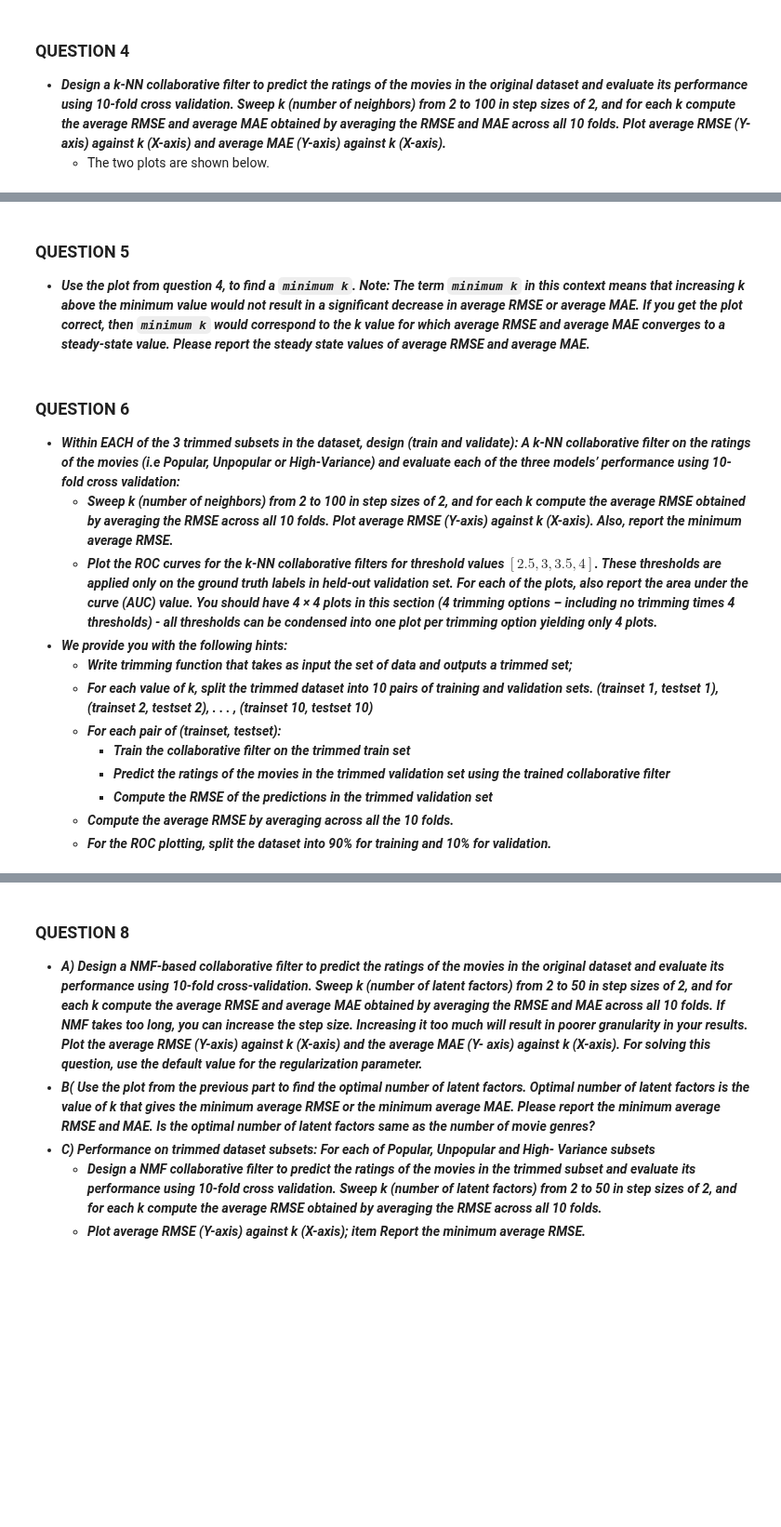
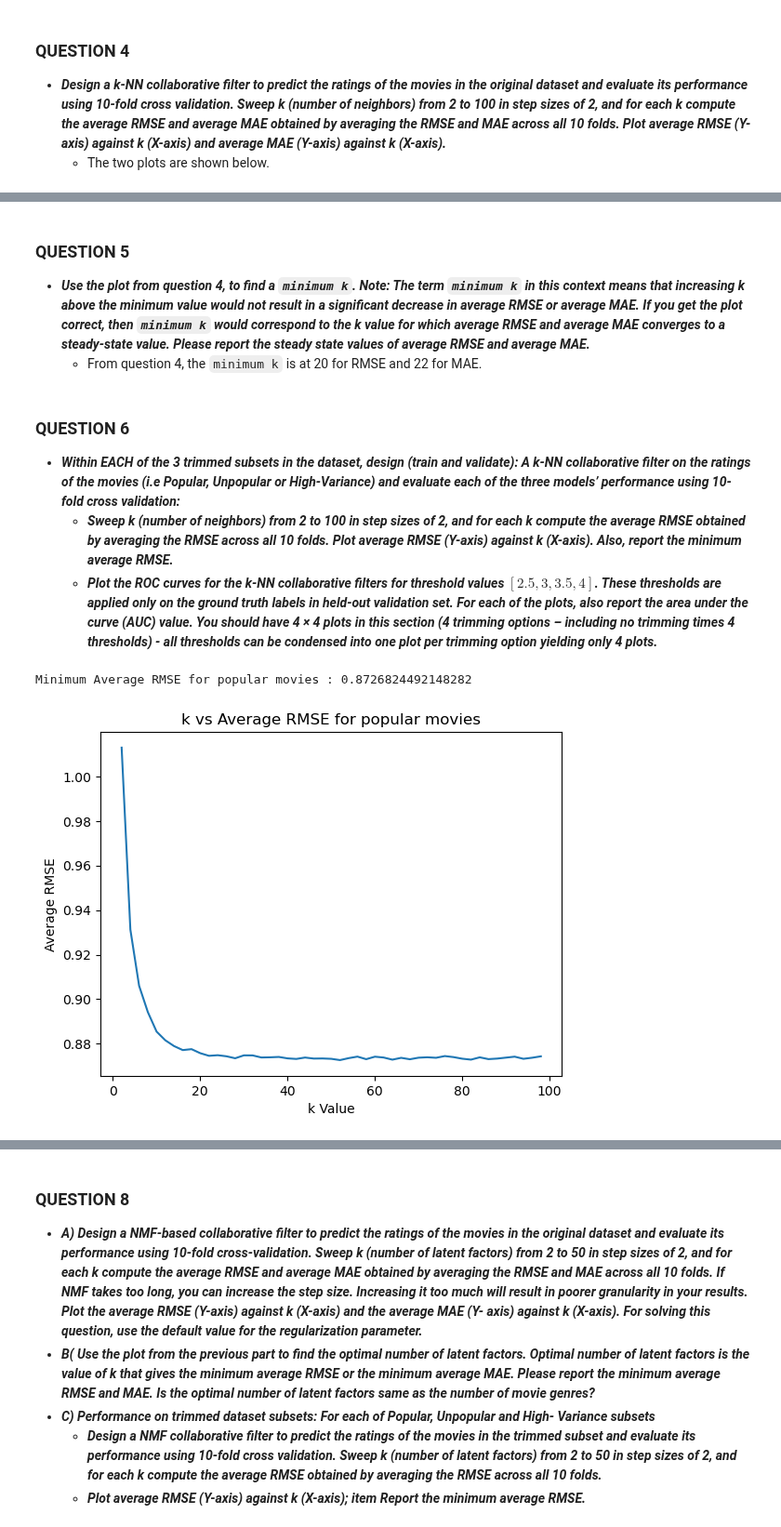
Before and after one commit to stang126/ECE-219-Large-Scale-Data-Mining, a Jupyter notebook: Project 3/Project 3.ipynb, the cells around one changed output, grey strips where cells are left out. Shown at 93% size. Saved outputs shown, nothing was run; the diff lists cells and outputs as text; code cells hidden in the pictures; blank space fills up the shorter version.

```diff
--- a/Project 3/Project 3.ipynb
+++ b/Project 3/Project 3.ipynb
@@ -143,20 +143,12 @@ Text(0, 0.5, 'Average MAE')
 # %% [markdown]
 ### QUESTION 5
 - ***Use the plot from question 4, to find a `minimum k`. Note: The term `minimum k` in this context means that increasing k above the minimum value would not result in a significant decrease in average RMSE or average MAE. If you get the plot correct, then `minimum k` would correspond to the k value for which average RMSE and average MAE converges to a steady-state value. Please report the steady state values of average RMSE and average MAE.***
+    - From question 4, the `minimum k` is at 20 for RMSE and 22 for MAE.
 # %% [markdown]
 ### QUESTION 6
 - ***Within EACH of the 3 trimmed subsets in the dataset, design (train and validate): A k-NN collaborative filter on the ratings of the movies (i.e Popular, Unpopular or High-Variance) and evaluate each of the three models’ performance using 10-fold cross validation:***
     - ***Sweep k (number of neighbors) from 2 to 100 in step sizes of 2, and for each k compute the average RMSE obtained by averaging the RMSE across all 10 folds. Plot average RMSE (Y-axis) against k (X-axis). Also, report the minimum average RMSE.***
     - ***Plot the ROC curves for the k-NN collaborative filters for threshold values $[2.5,3,3.5,4]$. These thresholds are applied only on the ground truth labels in held-out validation set. For each of the plots, also report the area under the curve (AUC) value. You should have 4 × 4 plots in this section (4 trimming options – including no trimming times 4 thresholds) - all thresholds can be condensed into one plot per trimming option yielding only 4 plots.***
-- ***We provide you with the following hints:***
-    - ***Write trimming function that takes as input the set of data and outputs a trimmed set;***
-    - ***For each value of k, split the trimmed dataset into 10 pairs of training and validation sets. (trainset 1, testset 1), (trainset 2, testset 2), . . . , (trainset 10, testset 10)***
-    - ***For each pair of (trainset, testset):***
-        - ***Train the collaborative filter on the trimmed train set***
-        - ***Predict the ratings of the movies in the trimmed validation set using the trained collaborative filter***
-        - ***Compute the RMSE of the predictions in the trimmed validation set***
-    - ***Compute the average RMSE by averaging across all the 10 folds.***
-    - ***For the ROC plotting, split the dataset into 90% for training and 10% for validation.***
 # %%
 #Trimming data
 from collections import defaultdict
@@ -196,3 +188,37 @@ Unpopular = get_list("Unpopular", Moveid_ratings_dict)
 
 # >= 2 variance and >= 5 ratings
 High_variance = get_list("High_variance", Moveid_ratings_dict)
+# %%
+from surprise.model_selection import cross_validate, KFold, train_test_split
+from surprise import Reader, Dataset, accuracy
+
+kf = KFold(n_splits=10)
+
+def get_RMSE_plot(name, kf, Trimmed_array, Data):
+    test_dataset = []
+    Rmse = []
+    k = range(2,100,2)
+
+    for i in k:
+        Rmse_10 = 0
+        algo = KNNWithMeans(k=i, sim_options = {"name": "pearson"}, verbose = False)
+
+        for train, test in kf.split(Data):
+            algo.fit(train)
+            test_dataset = [i for i in test if i[1] in Trimmed_array]
+            prediction = algo.test(test_dataset)
+            Rmse_10 += accuracy.rmse(prediction, verbose = False)
+
+        # count 10 times because 10 fold, take averge for the 10 values
+        Rmse.append(Rmse_10/10)
+
+    plt.plot(k, Rmse)
+    plt.title('k vs Average RMSE for ' + name)
+    plt.xlabel('k Value')
+    plt.ylabel('Average RMSE')
+    print('Minimum Average RMSE for', name, ':', min(Rmse))
+# %%
+get_RMSE_plot("popular movies", kf, Popular, data)
+# %% [output]
+Minimum Average RMSE for popular movies : 0.8726824492148282
+[figure, added]
```
Also changed, not shown: parts of 11 cells of this notebook, 1 other file.
